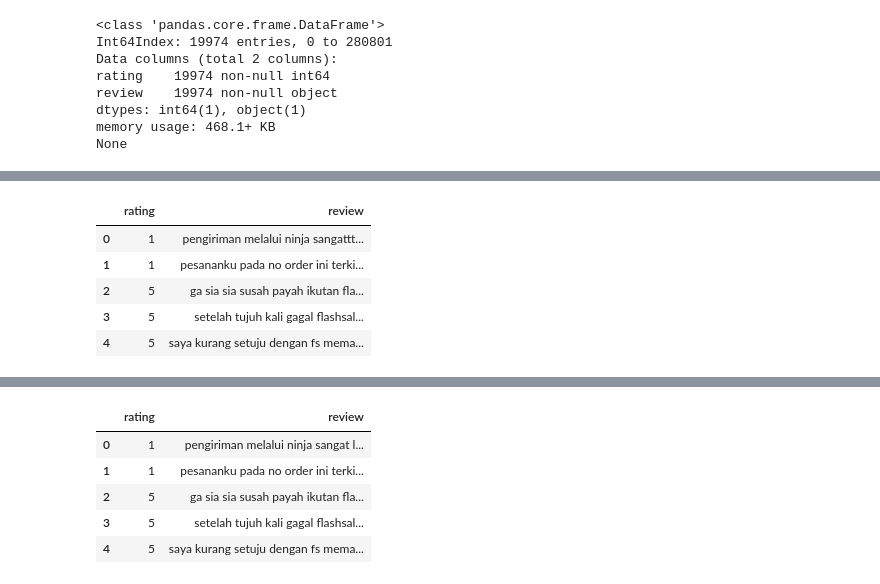
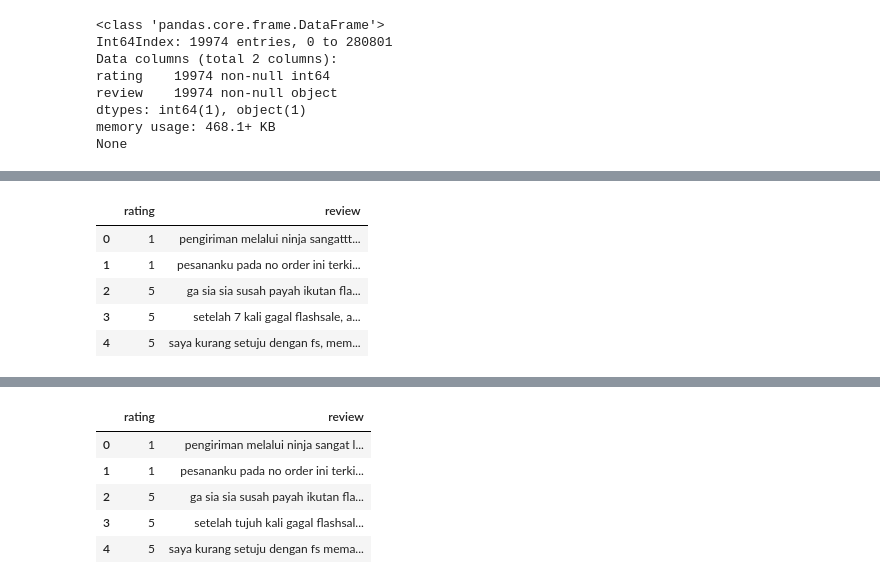
Before and after one commit to christianwbsn/prosentilyzer, a Jupyter notebook: notebooks/1.0-cw-initial-data-exploration-and-cleaning.ipynb, the cells around one changed output, grey strips where cells are left out. Saved outputs shown, nothing was run; the diff lists cells and outputs as text; code cells hidden in the pictures.

```diff
--- a/notebooks/1.0-cw-initial-data-exploration-and-cleaning.ipynb
+++ b/notebooks/1.0-cw-initial-data-exploration-and-cleaning.ipynb
@@ -107,0 +117,7 @@ def translate_repeating_words(review):
+# %%
+def translate_repeating_words(review):
+    repeating_words = re.findall(r'\w*(?:2|")',review)
+    for word in repeating_words:
+        cleaned = word[:-1]
+        review = re.sub(word,cleaned + " " + cleaned, review)
+    return review
@@ -107,0 +127,24 @@ def translate_repeating_words(review):
+# %%
+def translate_emoticon(t):
+    for w, v in emoticon.items():
+        pattern = re.compile(re.escape(w))
+        match = re.search(pattern,t)
+        if match:
+            t = re.sub(pattern,v,t)
+    return t
+# %%
+def translate_non_alpha_num(t):
+    non_alpha_num = {
+        '%' : 'persen',
+        '$' : 'dolar',
+        '@' : 'di',
+        '&' : 'dan',
+        '/' : 'atau',
+        '+' : 'plus'
+    }
+    for w, v in non_alpha_num.items():
+        pattern = re.compile(re.escape(w))
+        match = re.search(pattern,t)
+        if match:
+            t = re.sub(pattern,v,t)
+    return t
@@ -107,0 +167,3 @@ def translate_repeating_words(review):
+# %%
+raw['review'] = raw['review'].apply(translate_emoticon)
+raw.head()
@@ -112,13 +187,10 @@ raw['review'] = raw['review'].apply(translate_angka)
 # %%
-def remove_non_letter(review):
-    return re.sub("[^a-zA-Z]"," ", review)
-
-raw['review'] = raw['review'].apply(remove_non_letter)
+raw['review'] = raw['review'].apply(translate_non_alpha_num)
 raw.head()
 # %% [output]
 |  | rating | review |
 | 0 | 1 | pengiriman melalui ninja sangattt... |
 | 1 | 1 | pesananku pada no order ini terki... |
 | 2 | 5 | ga sia sia susah payah ikutan fla... |
-| 3 | 5 | setelah tujuh kali gagal flashsal... |
-| 4 | 5 | saya kurang setuju dengan fs mema... |
+| 3 | 5 | setelah 7 kali gagal flashsale, a... |
+| 4 | 5 | saya kurang setuju dengan fs, mem... |
```
Also changed, not shown: parts of 26 cells of this notebook, 14 other files.
